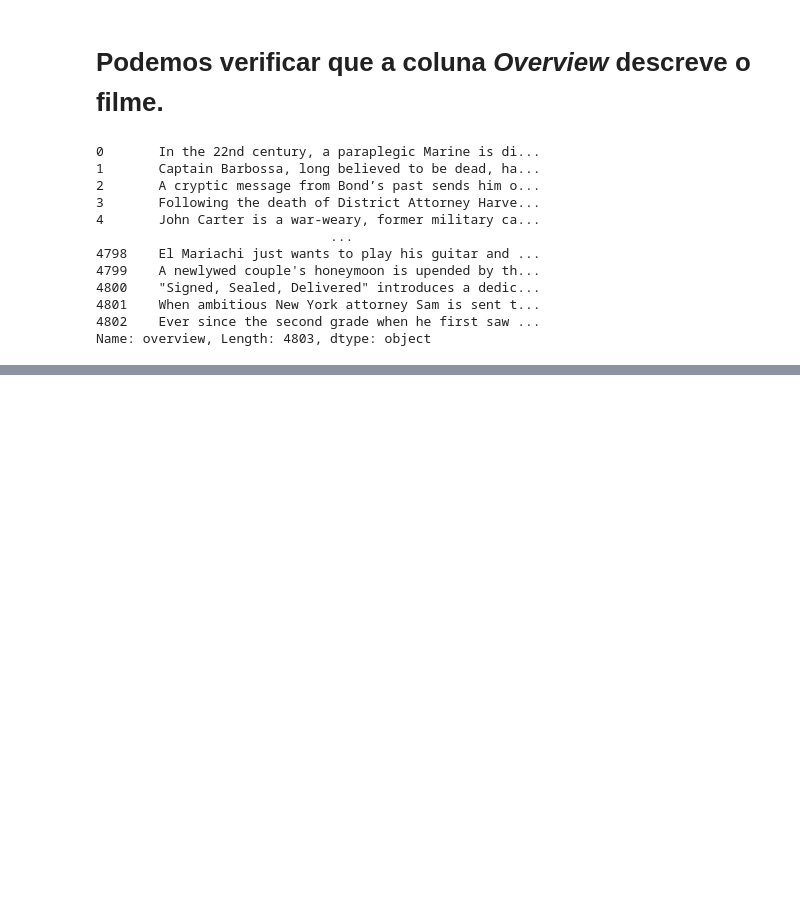
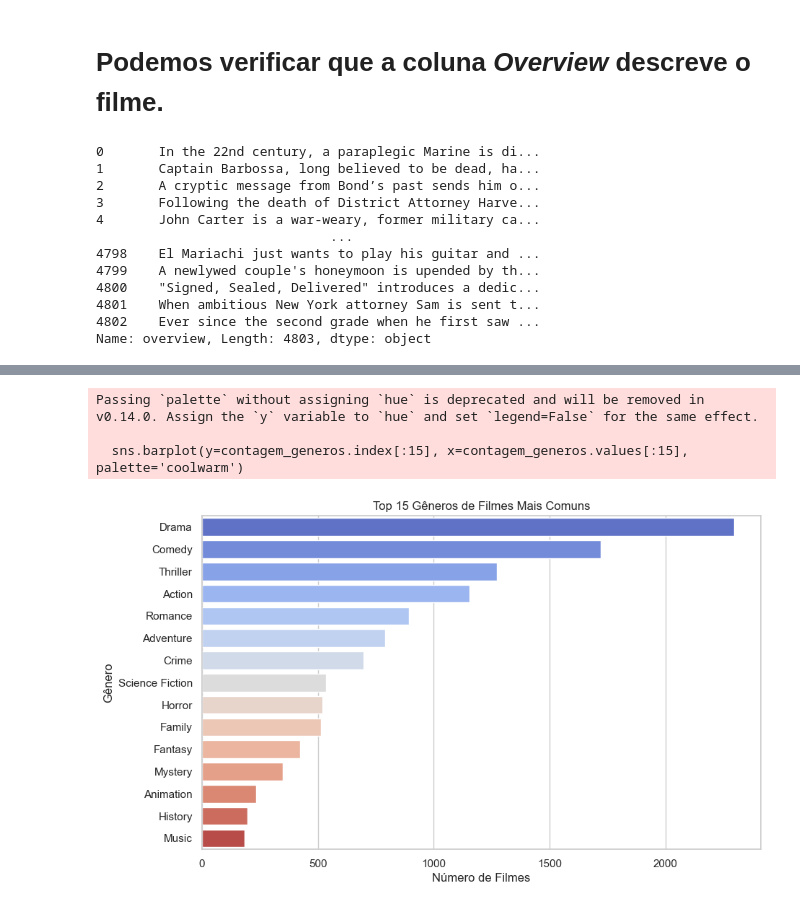
Before and after one commit to BelBatanete/Projeto-Aplicado-3, a Jupyter notebook: movie-recommendation.ipynb, the cells around one changed output, grey strips where cells are left out. Saved outputs shown, nothing was run; the diff lists cells and outputs as text; code cells hidden in the pictures; blank space fills up the shorter version.

Commit message:
Adicionado insights de análise exploratória de dados.

```diff
--- a/movie-recommendation.ipynb
+++ b/movie-recommendation.ipynb
@@ -111,0 +141,24 @@ movies['genres'].unique().tolist()
+# %%
+# O padrão para todas as colunas contendo informações é JSON, então devemos tratar essas colunas para limpar os dados de uma maneira mais correta para tratamento.
+
+import json
+
+def extrair_generos(cadeia_generos):
+    lista_generos = json.loads(cadeia_generos.replace('\'', '"'))
+    return [genero['name'] for genero in lista_generos]
+
+todos_generos = movies['genres'].apply(extrair_generos).explode()
+contagem_generos = todos_generos.value_counts()
+
+# gerando um gráfico que mostre a contagem de filmes por gênero
+plt.figure(figsize=(10, 6))
+sns.barplot(y=contagem_generos.index[:15], x=contagem_generos.values[:15], palette='coolwarm')
+plt.title('Top 15 Gêneros de Filmes Mais Comuns')
+plt.xlabel('Número de Filmes')
+plt.ylabel('Gênero')
+plt.show()
+# %% [output]
+Passing `palette` without assigning `hue` is deprecated and will be removed in v0.14.0. Assign the `y` variable to `hue` and set `legend=False` for the same effect.
+
+  sns.barplot(y=contagem_generos.index[:15], x=contagem_generos.values[:15], palette='coolwarm')
+[figure, added]
```
Also changed, not shown: parts of 9 cells of this notebook.
